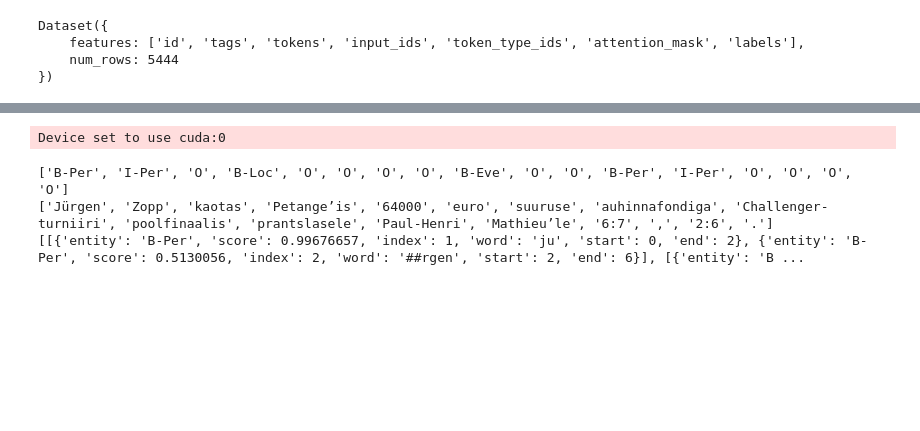
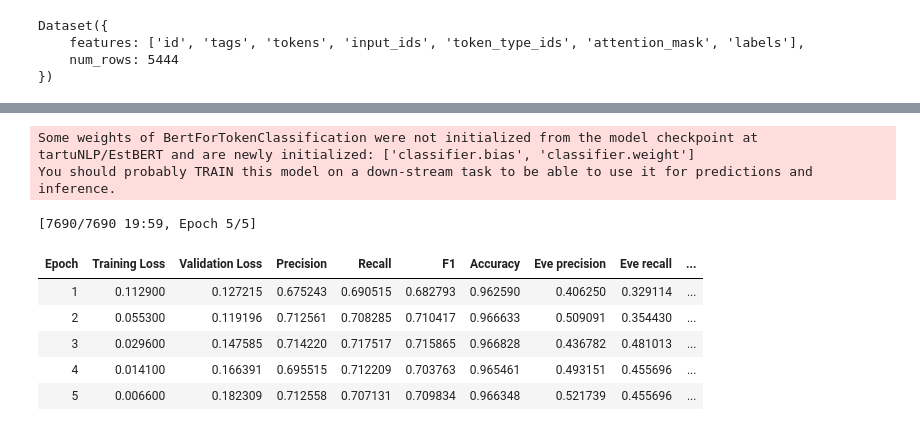
Before and after one commit to martinkivisikk/ner_thesis, a Jupyter notebook: finetune_ner.ipynb, the cells around one changed output, grey strips where cells are left out. Saved outputs shown, nothing was run; the diff lists cells and outputs as text; code cells hidden in the pictures; blank space fills up the shorter version.

```diff
--- a/finetune_ner.ipynb
+++ b/finetune_ner.ipynb
@@ -149,8 +143,8 @@ def tokenize_dataset(dataset_dict):
     return processed_dataset
 # %%
 tokenized_ewt = ewt_dataset.map(tokenize_and_align_labels)
-#tokenized_edt = edt_from_json.map(tokenize_and_align_labels)
-#tokenized_combined = combined_from_json.map(tokenize_and_align_labels)
+tokenized_edt = edt_dataset.map(tokenize_and_align_labels)
+tokenized_combined = combined_dataset.map(tokenize_and_align_labels)
 # %%
 print(tokenized_ewt['train'])
 # %% [output]
@@ -428,16 +437,23 @@ You should probably TRAIN this model on a down-stream task to be able to use it
-# %%
-from transformers import pipeline
-
-ewt_ner = pipeline("ner", model=ewt_testimiseks, tokenizer=tokenizer)
-s = tokenized_ewt['test'][2]['tokens']
-actual = tokenized_ewt['test'][2]['labels']
-actual_text = [ALL_TAGS[label] for label in actual if label>=0]
-print(actual_text)
-print(s)
-pred = ewt_ner(s)
-print(pred)
-# %% [output]
-Device set to use cuda:0
-['B-Per', 'I-Per', 'O', 'B-Loc', 'O', 'O', 'O', 'O', 'B-Eve', 'O', 'O', 'B-Per', 'I-Per', 'O', 'O', 'O', 'O']
-['Jürgen', 'Zopp', 'kaotas', 'Petange’is', '64000', 'euro', 'suuruse', 'auhinnafondiga', 'Challenger-turniiri', 'poolfinaalis', 'prantslasele', 'Paul-Henri', 'Mathieu’le', '6:7', ',', '2:6', '.']
-[[{'entity': 'B-Per', 'score': 0.99676657, 'index': 1, 'word': 'ju', 'start': 0, 'end': 2}, {'entity': 'B-Per', 'score': 0.5130056, 'index': 2, 'word': '##rgen', 'start': 2, 'end': 6}], [{'entity': 'B ...
+# %%
+# 15 epohhi ~1h
+edt_mudel, trainer_edt = finetune_model_pytorch(tokenized_edt,
+                                              epochs=10,
+                                              batch_size=16,
+                                              lr=5e-5,
+                                              scheduler='linear',
+                                              beta1=0.9,
+                                              beta2=0.99,
+                                              epsilon=1e-6,
+                                              decay=0.01,
+                                              early_stop_patience=3,
+                                              freeze=False)
+# %% [output]
+Some weights of BertForTokenClassification were not initialized from the model checkpoint at tartuNLP/EstBERT and are newly initialized: ['classifier.bias', 'classifier.weight']
+You should probably TRAIN this model on a down-stream task to be able to use it for predictions and inference.
+[7690/7690 19:59, Epoch 5/5]
+| Epoch | Training Loss | Validation Loss | Precision | Recall | F1 | Accuracy | Eve precision | Eve recall | ... |
+| 1 | 0.112900 | 0.127215 | 0.675243 | 0.690515 | 0.682793 | 0.962590 | 0.406250 | 0.329114 | ... |
+| 2 | 0.055300 | 0.119196 | 0.712561 | 0.708285 | 0.710417 | 0.966633 | 0.509091 | 0.354430 | ... |
+| 3 | 0.029600 | 0.147585 | 0.714220 | 0.717517 | 0.715865 | 0.966828 | 0.436782 | 0.481013 | ... |
+| 4 | 0.014100 | 0.166391 | 0.695515 | 0.712209 | 0.703763 | 0.965461 | 0.493151 | 0.455696 | ... |
+| 5 | 0.006600 | 0.182309 | 0.712558 | 0.707131 | 0.709834 | 0.966348 | 0.521739 | 0.455696 | ... |
```
Also changed, not shown: parts of 16 cells of this notebook, 1 other file.
